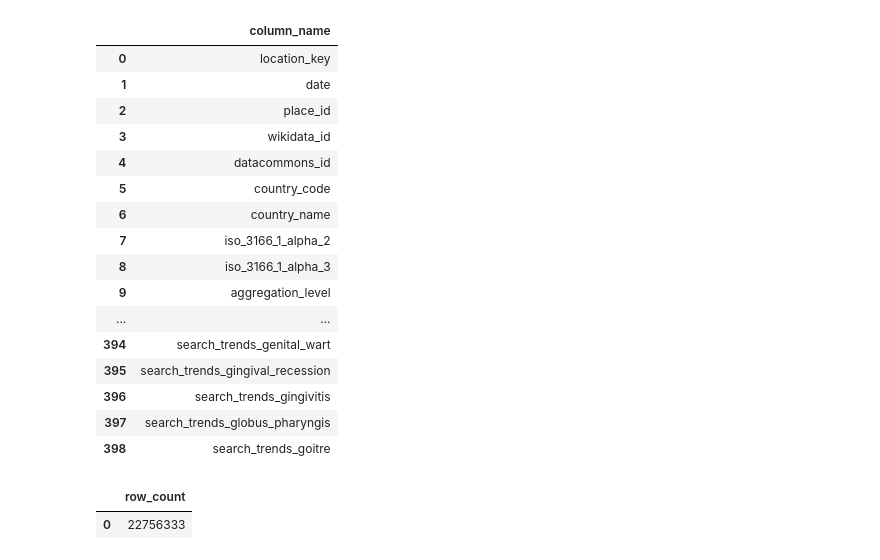
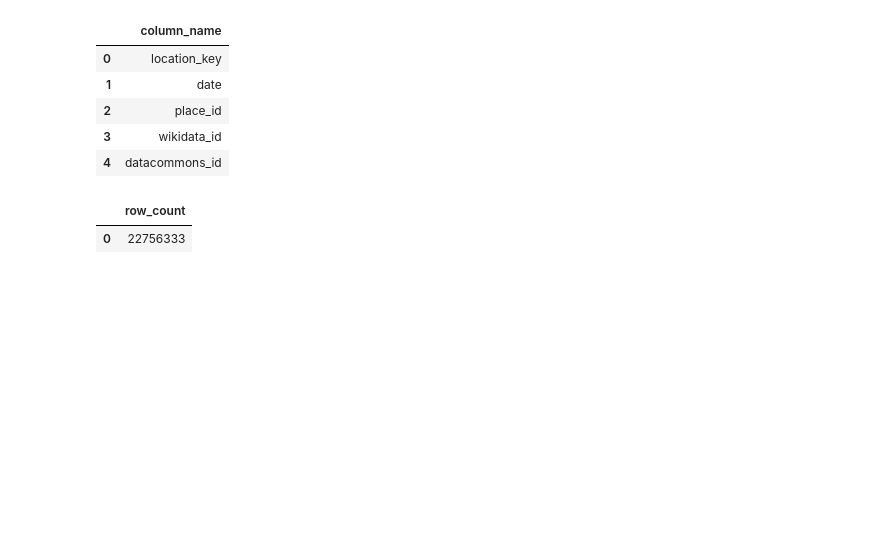
Before and after one commit to kasiap556/bigdata, a Jupyter notebook: main.ipynb, the cells around one changed output. Cells and saved outputs as stored; diff of their text form; code cells hidden in the pictures; blank space fills up the shorter version.

```diff
--- a/main.ipynb
+++ b/main.ipynb
@@ -41,32 +30,22 @@ df
 # %%
 #Lista wszystkich kolumn
 query = """
     SELECT column_name
     FROM `bigquery-public-data.covid19_open_data.INFORMATION_SCHEMA.COLUMNS`
     WHERE table_name = 'covid19_open_data'
+    limit 5
 """
 query_job = client.query(query)
 columns_df = query_job.result().to_dataframe()
 
 columns_df
 # %% [output]
 |  | column_name |
 | 0 | location_key |
 | 1 | date |
 | 2 | place_id |
 | 3 | wikidata_id |
 | 4 | datacommons_id |
-| 5 | country_code |
-| 6 | country_name |
-| 7 | iso_3166_1_alpha_2 |
-| 8 | iso_3166_1_alpha_3 |
-| 9 | aggregation_level |
-| ... | ... |
-| 394 | search_trends_genital_wart |
-| 395 | search_trends_gingival_recession |
-| 396 | search_trends_gingivitis |
-| 397 | search_trends_globus_pharyngis |
-| 398 | search_trends_goitre |
 # %%
 # 3.1. Sprawdź, ile jest zapisanych wierszy z danymi.
 query = "SELECT COUNT(*) AS row_count FROM `bigquery-public-data.covid19_open_data.covid19_open_data`"
```
Also changed, not shown: parts of 5 cells of this notebook.
